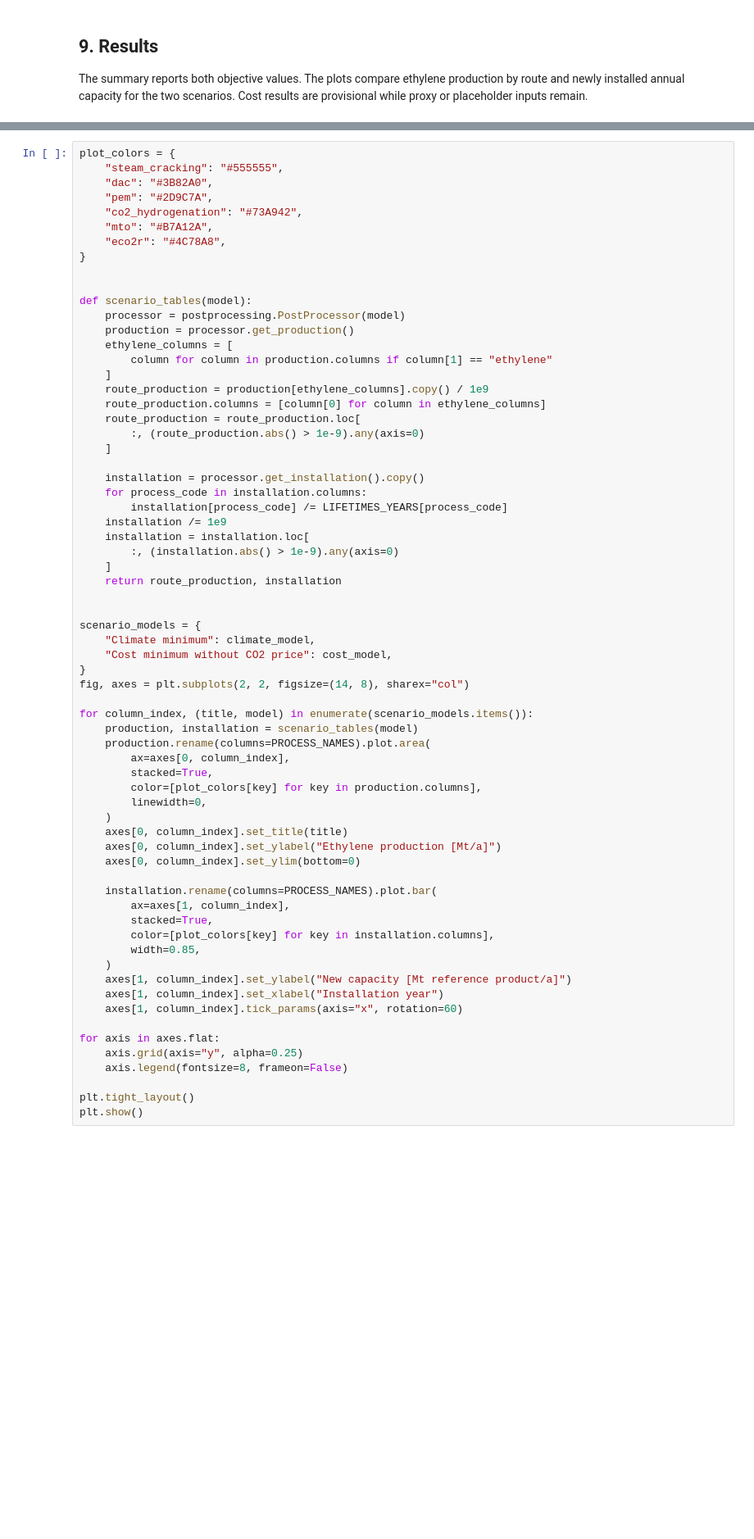
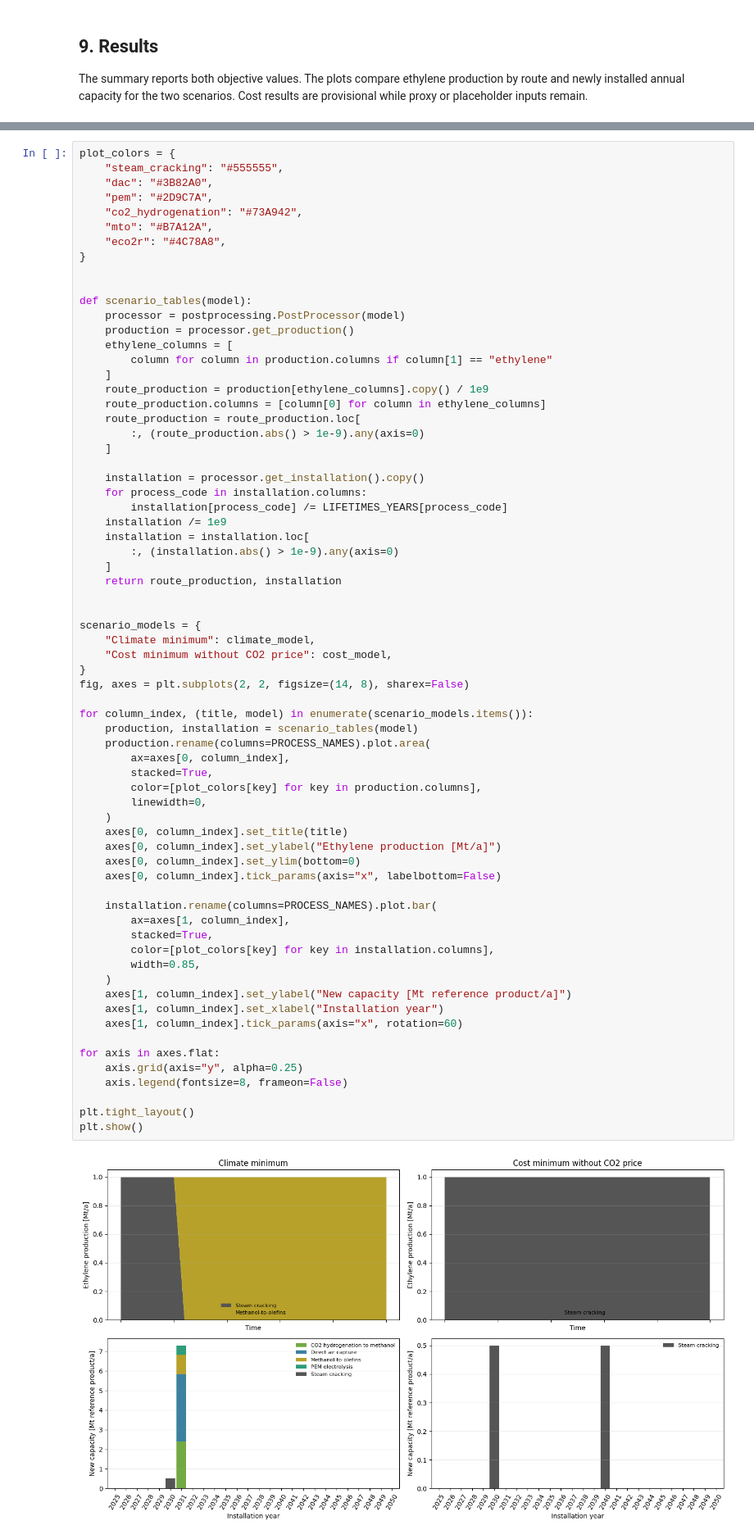
Before and after one commit to langeluca/optimex, a Jupyter notebook: notebooks/ethylene_case_study.ipynb, the cells around one changed output, grey strips where cells are left out. Shown at 82% size. Cells and saved outputs as stored; diff of their text form; blank space fills up the shorter version.

```diff
--- a/notebooks/ethylene_case_study.ipynb
+++ b/notebooks/ethylene_case_study.ipynb
@@ -1694,33 +1850,36 @@ scenario_models = {
     "Climate minimum": climate_model,
     "Cost minimum without CO2 price": cost_model,
 }
-fig, axes = plt.subplots(2, 2, figsize=(14, 8), sharex="col")
+fig, axes = plt.subplots(2, 2, figsize=(14, 8), sharex=False)
 
 for column_index, (title, model) in enumerate(scenario_models.items()):
     production, installation = scenario_tables(model)
     production.rename(columns=PROCESS_NAMES).plot.area(
         ax=axes[0, column_index],
         stacked=True,
         color=[plot_colors[key] for key in production.columns],
         linewidth=0,
     )
     axes[0, column_index].set_title(title)
     axes[0, column_index].set_ylabel("Ethylene production [Mt/a]")
     axes[0, column_index].set_ylim(bottom=0)
+    axes[0, column_index].tick_params(axis="x", labelbottom=False)
 
     installation.rename(columns=PROCESS_NAMES).plot.bar(
         ax=axes[1, column_index],
         stacked=True,
         color=[plot_colors[key] for key in installation.columns],
         width=0.85,
     )
     axes[1, column_index].set_ylabel("New capacity [Mt reference product/a]")
     axes[1, column_index].set_xlabel("Installation year")
     axes[1, column_index].tick_params(axis="x", rotation=60)
 
 for axis in axes.flat:
     axis.grid(axis="y", alpha=0.25)
     axis.legend(fontsize=8, frameon=False)
 
 plt.tight_layout()
 plt.show()
+# %% [output]
+[figure, added]
```
Also changed, not shown: parts of 9 cells of this notebook, 1 other file.
